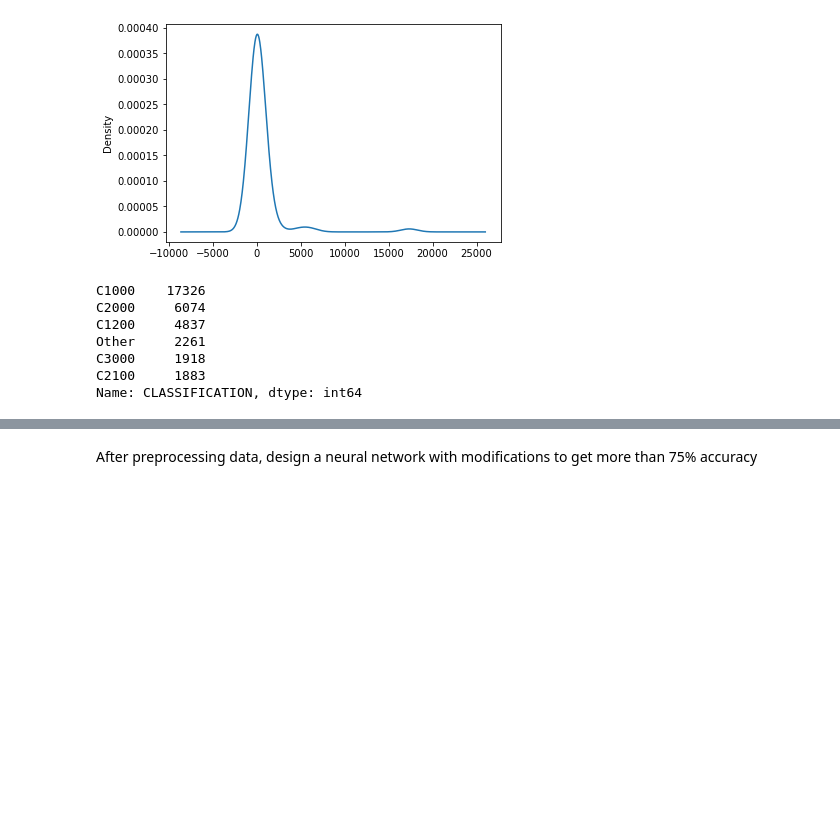
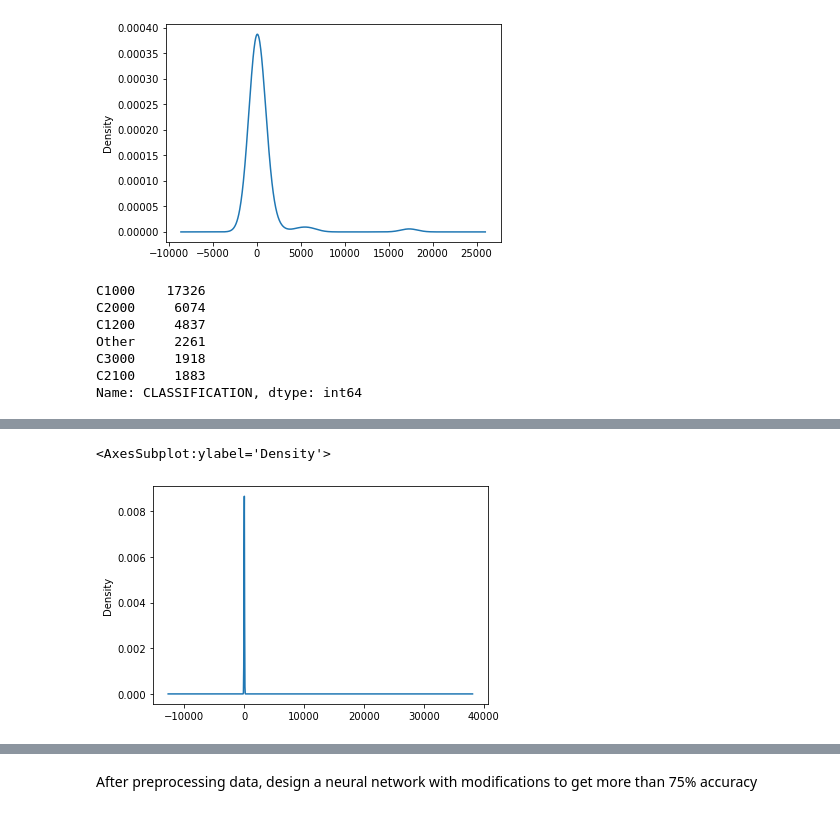
Before and after one commit to renee-tala/Neural_Network_Charity_Analysis, a Jupyter notebook: AlphabetSoupCharity_Optimization.ipynb, the cells around one changed output, grey strips where cells are left out. Cells and saved outputs as stored; diff of their text form; code cells hidden in the pictures; blank space fills up the shorter version.

```diff
--- a/AlphabetSoupCharity_Optimization.ipynb
+++ b/AlphabetSoupCharity_Optimization.ipynb
@@ -137,0 +154,5 @@ Name: CLASSIFICATION, dtype: int64
+# %%
+ask_amt.plot.density()
+# %% [output]
+<AxesSubplot:ylabel='Density'>
+[figure, added]
```
Also changed, not shown: parts of 10 cells of this notebook, 24 other files.
